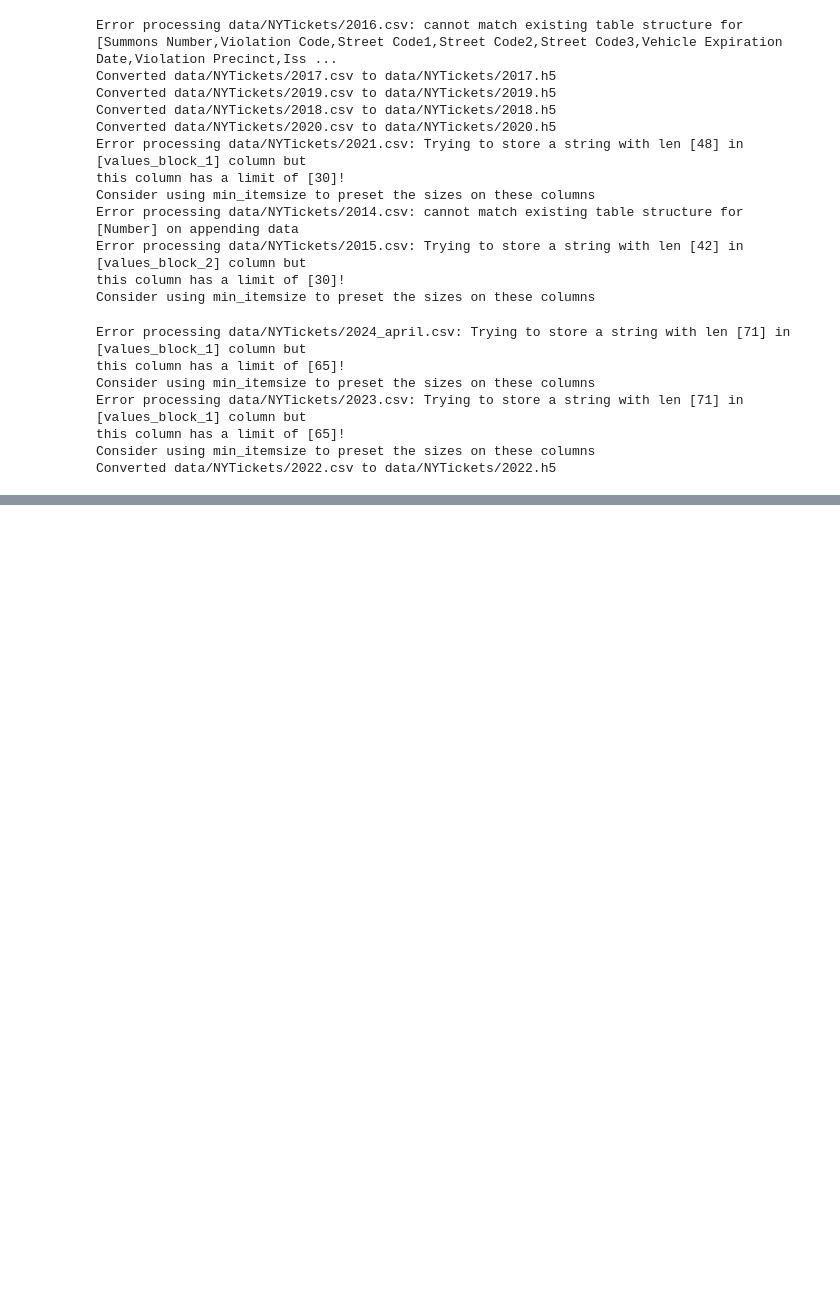
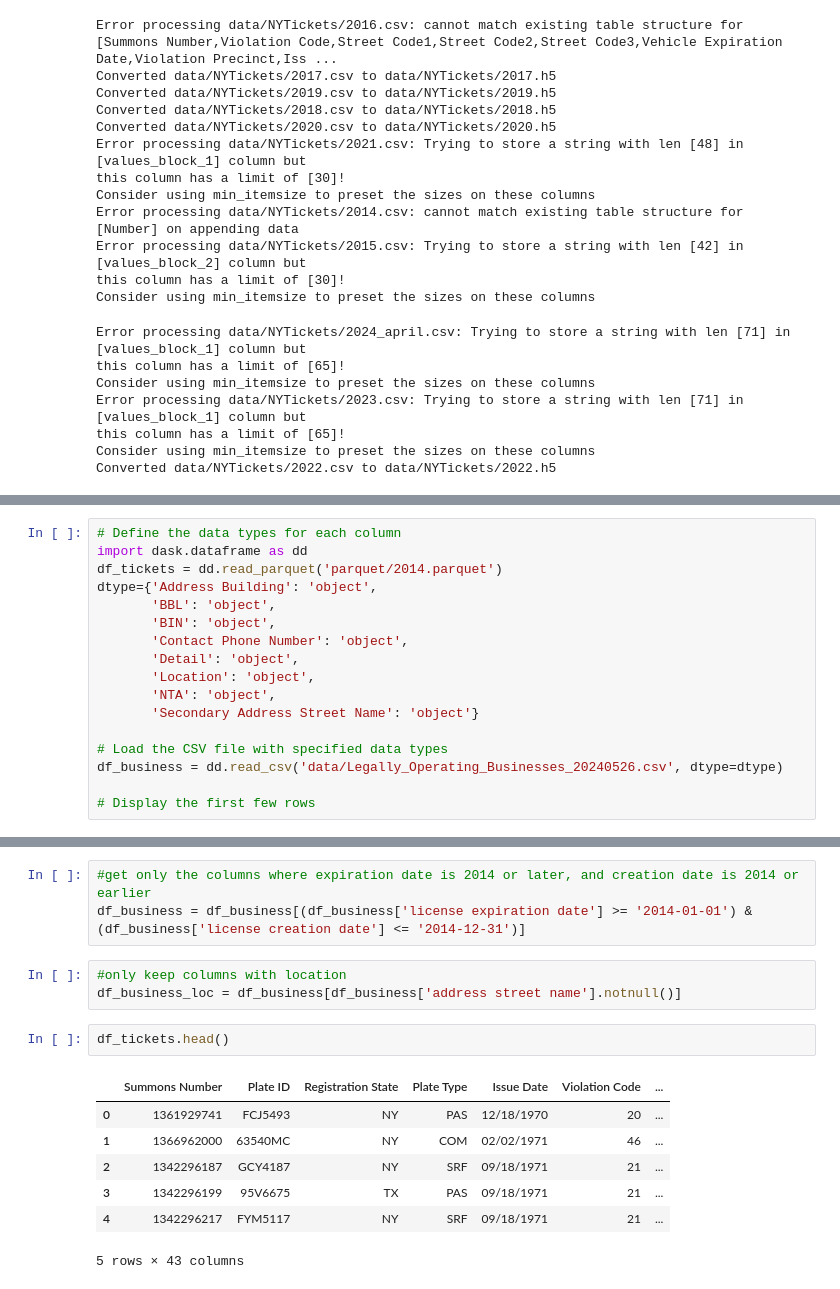
Before and after one commit to AnjaH4/BD_project, a Jupyter notebook: project.ipynb, the cells around one changed output, grey strips where cells are left out. Cells and saved outputs as stored; diff of their text form; blank space fills up the shorter version.

```diff
--- a/project.ipynb
+++ b/project.ipynb
@@ -155,0 +206,17 @@ Error:
+# %%
+# Define the data types for each column
+import dask.dataframe as dd
+df_tickets = dd.read_parquet('parquet/2014.parquet')
+dtype={'Address Building': 'object',
+       'BBL': 'object',
+       'BIN': 'object',
+       'Contact Phone Number': 'object',
+       'Detail': 'object',
+       'Location': 'object',
+       'NTA': 'object',
+       'Secondary Address Street Name': 'object'}
+
+# Load the CSV file with specified data types
+df_business = dd.read_csv('data/Legally_Operating_Businesses_20240526.csv', dtype=dtype)
+
+# Display the first few rows
@@ -155,0 +240,16 @@ Error:
+# %%
+#get only the columns where expiration date is 2014 or later, and creation date is 2014 or earlier
+df_business = df_business[(df_business['license expiration date'] >= '2014-01-01') & (df_business['license creation date'] <= '2014-12-31')]
+# %%
+#only keep columns with location
+df_business_loc = df_business[df_business['address street name'].notnull()]
+# %%
+df_tickets.head()
+# %% [output]
+|  | Summons Number | Plate ID | Registration State | Plate Type | Issue Date | Violation Code | ... |
+| 0 | 1361929741 | FCJ5493 | NY | PAS | 12/18/1970 | 20 | ... |
+| 1 | 1366962000 | 63540MC | NY | COM | 02/02/1971 | 46 | ... |
+| 2 | 1342296187 | GCY4187 | NY | SRF | 09/18/1971 | 21 | ... |
+| 3 | 1342296199 | 95V6675 | TX | PAS | 09/18/1971 | 21 | ... |
+| 4 | 1342296217 | FYM5117 | NY | SRF | 09/18/1971 | 21 | ... |
+5 rows × 43 columns
```
Also changed, not shown: parts of 14 cells of this notebook, 5 other files.
